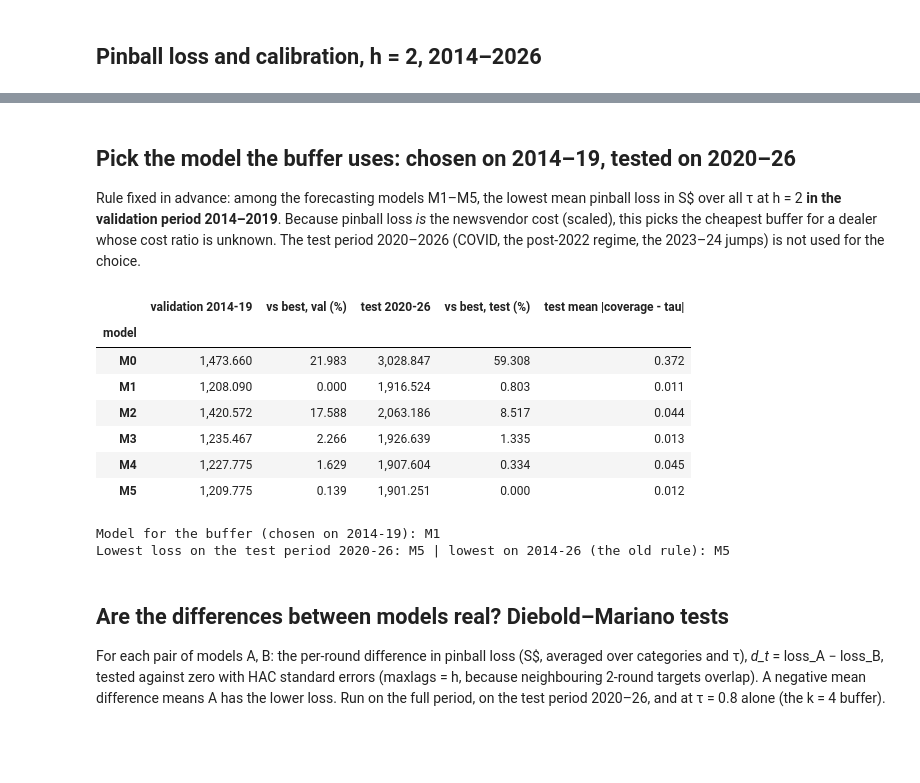
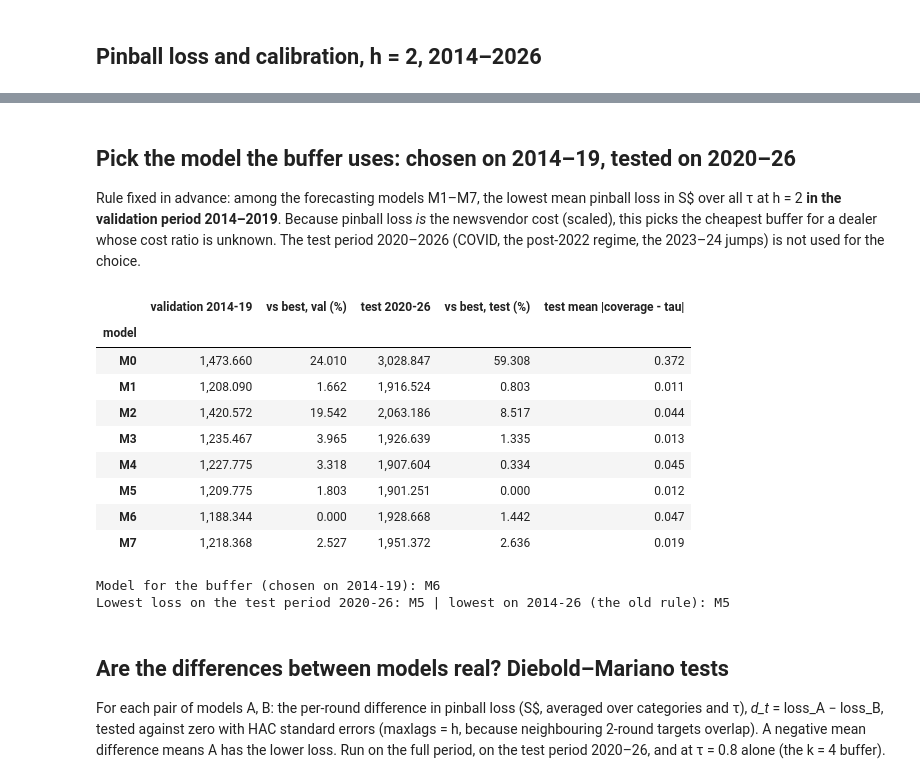
Before and after one commit to khushali259/guaranteed-coe-pricing, a Jupyter notebook: notebooks/05_forecast.ipynb, the cells around one changed output, grey strips where cells are left out. Cells and saved outputs as stored; diff of their text form; code cells hidden in the pictures; blank space fills up the shorter version.

```diff
--- a/notebooks/05_forecast.ipynb
+++ b/notebooks/05_forecast.ipynb
@@ -31,8 +35,10 @@ from src.models import run_all
 from src.metrics import evaluate
 from src.plots import MODEL_COLORS, CAT_COLORS, save
 feat = pd.read_csv(PROC / "coe_features.csv")
-fc, orders = run_all(feat, HORIZONS, TAUS)
+fc, orders, extras = run_all(feat, HORIZONS, TAUS)
 print("SARIMAX ARMA orders (p, d, q) chosen by AIC on 2010-2013:", orders)
+print("M7 step size chosen on 2014-19:", extras["m7_eta"], "| validation pinball by eta:",
+      {k: round(v) for k, v in extras["m7_eta_validation_pinball"].items()})
 cols = ["category", "t", "month", "bidding_no", "h", "model", "tau", "q_pct", "q_sgd", "actual_pct", "actual_sgd",
         "premium_now", "bid_ratio", "round_id", "period"]
 fc = fc[cols]
@@ -133,38 +152,41 @@ Mean pinball loss (S$) by horizon:
 # %% [markdown]
 ## Pick the model the buffer uses: chosen on 2014–19, tested on 2020–26
 
-Rule fixed in advance: among the forecasting models M1–M5, the lowest mean pinball loss in S$ over all τ at h = 2 **in the validation period 2014–2019**. Because pinball loss *is* the newsvendor cost (scaled), this picks the cheapest buffer for a dealer whose cost ratio is unknown. The test period 2020–2026 (COVID, the post-2022 regime, the 2023–24 jumps) is not used for the choice.
+Rule fixed in advance: among the forecasting models M1–M7, the lowest mean pinball loss in S$ over all τ at h = 2 **in the validation period 2014–2019**. Because pinball loss *is* the newsvendor cost (scaled), this picks the cheapest buffer for a dealer whose cost ratio is unknown. The test period 2020–2026 (COVID, the post-2022 regime, the 2023–24 jumps) is not used for the choice.
 # %%
 def mean_scores(periods):
     e = evaluate(fc[(fc.h == H) & fc.period.isin(periods)], by=("model", "tau"))
     return e.groupby("model").pinball_sgd.mean(), e.assign(gap=e.coverage_gap.abs()).groupby("model").gap.mean()
 val_pin, val_gap = mean_scores(VALID_PERIODS)
 test_pin, test_gap = mean_scores(TEST_PERIODS)
 cand = val_pin.drop("M0")
 best = cand.idxmin()
 summary = pd.DataFrame({"validation 2014-19": val_pin, "vs best, val (%)": (val_pin / cand.min() - 1) * 100,
                         "test 2020-26": test_pin, "vs best, test (%)": (test_pin / test_pin.drop("M0").min() - 1) * 100,
                         "test mean |coverage - tau|": test_gap})
 display(summary.round(3))
 json.dump({"best_model": best, "rule": "lowest mean pinball loss (S$) over tau, h=2, validation period 2014-19",
            "validation_mean_pinball": cand.round(1).to_dict(),
            "test_mean_pinball": test_pin.drop("M0").round(1).to_dict(),
            "full_period_mean_pinball": pin.drop(index=["M0"])["mean"].round(1).to_dict(),
-           "sarimax_orders": {k: list(v) for k, v in orders.items()}},
+           "sarimax_orders": {k: list(v) for k, v in orders.items()},
+           "m7_eta": extras["m7_eta"]},
           open(PROC / "best_model.json", "w"), indent=2)
 print("Model for the buffer (chosen on 2014-19):", best)
 print("Lowest loss on the test period 2020-26:", test_pin.drop("M0").idxmin(),
       "| lowest on 2014-26 (the old rule):", pin.drop(index=["M0"])["mean"].idxmin())
 # %% [output]
 |  | validation 2014-19 | vs best, val (%) | test 2020-26 | vs best, test (%) | test mean |coverage - tau| |
 | model |  |  |  |  |  |
-| M0 | 1,473.660 | 21.983 | 3,028.847 | 59.308 | 0.372 |
-| M1 | 1,208.090 | 0.000 | 1,916.524 | 0.803 | 0.011 |
-| M2 | 1,420.572 | 17.588 | 2,063.186 | 8.517 | 0.044 |
-| M3 | 1,235.467 | 2.266 | 1,926.639 | 1.335 | 0.013 |
-| M4 | 1,227.775 | 1.629 | 1,907.604 | 0.334 | 0.045 |
-| M5 | 1,209.775 | 0.139 | 1,901.251 | 0.000 | 0.012 |
+| M0 | 1,473.660 | 24.010 | 3,028.847 | 59.308 | 0.372 |
+| M1 | 1,208.090 | 1.662 | 1,916.524 | 0.803 | 0.011 |
+| M2 | 1,420.572 | 19.542 | 2,063.186 | 8.517 | 0.044 |
+| M3 | 1,235.467 | 3.965 | 1,926.639 | 1.335 | 0.013 |
+| M4 | 1,227.775 | 3.318 | 1,907.604 | 0.334 | 0.045 |
+| M5 | 1,209.775 | 1.803 | 1,901.251 | 0.000 | 0.012 |
+| M6 | 1,188.344 | 0.000 | 1,928.668 | 1.442 | 0.047 |
+| M7 | 1,218.368 | 2.527 | 1,951.372 | 2.636 | 0.019 |
-Model for the buffer (chosen on 2014-19): M1
+Model for the buffer (chosen on 2014-19): M6
 Lowest loss on the test period 2020-26: M5 | lowest on 2014-26 (the old rule): M5
 # %% [markdown]
 ## Are the differences between models real? Diebold–Mariano tests
```
Also changed, not shown: parts of 11 cells of this notebook, 46 other files.
